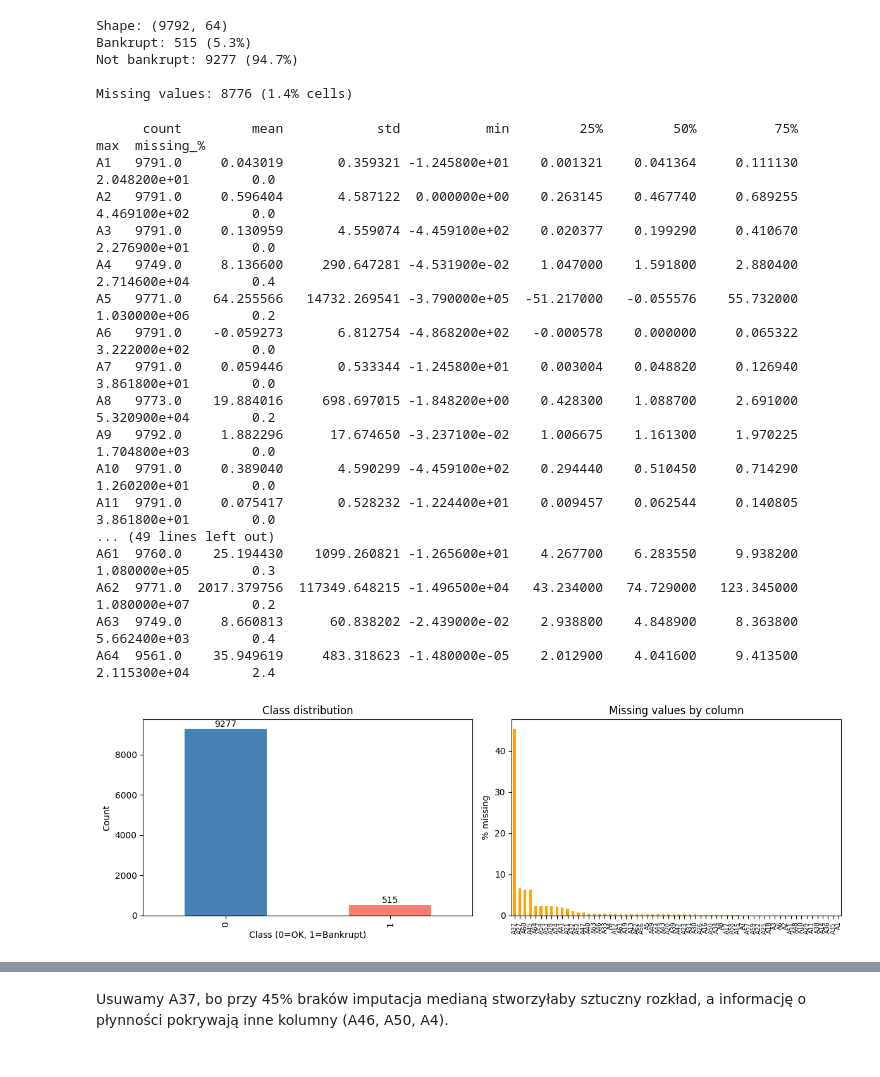
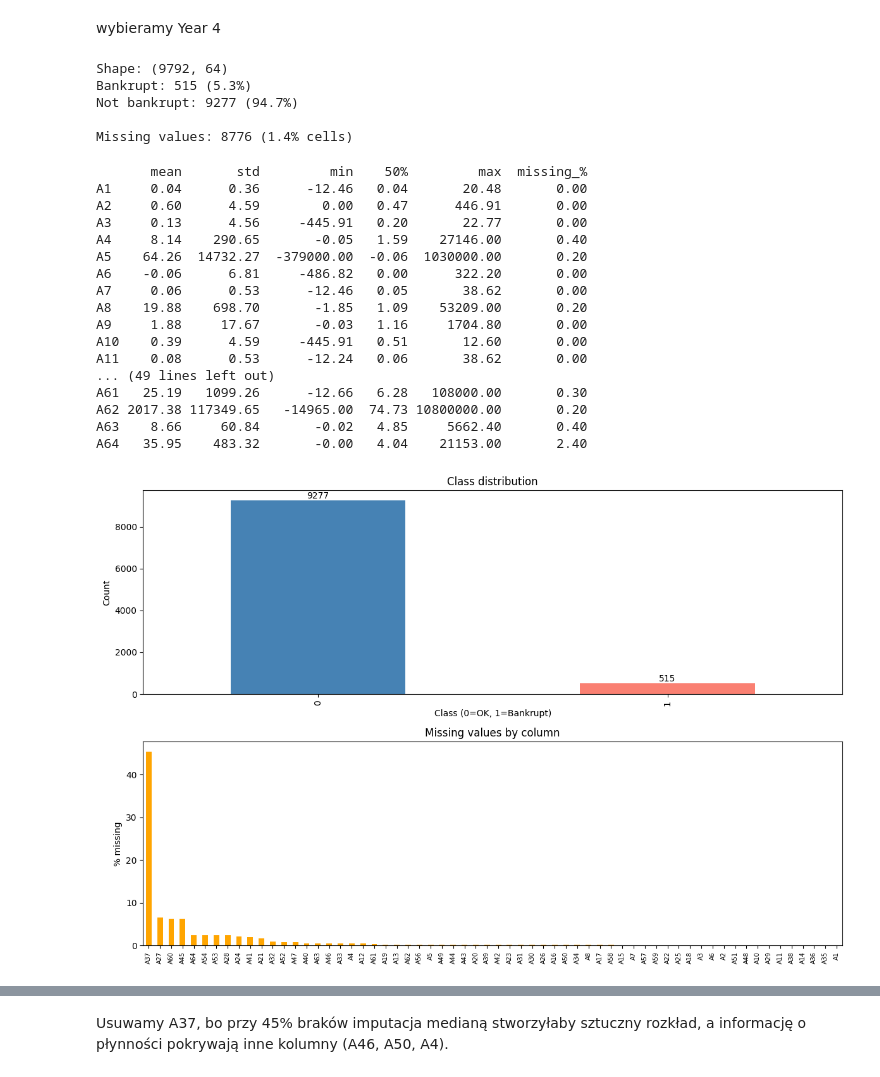
Before and after one commit to mikolaj-olesinski/Machine-Learning-PWR, a Jupyter notebook: lista1/lab1.ipynb, the cells around one changed output, grey strips where cells are left out. Drawn from its saved outputs; the diff is of its cells as text; code cells hidden in the pictures.

```diff
--- a/lista1/lab1.ipynb
+++ b/lista1/lab1.ipynb
@@ -64,3 +64,5 @@ Columns with no missing: 20 / 64
+# %% [markdown]
+wybieramy Year 4
 # %%
 df = X.copy()
 df['class'] = y['class']
@@ -68,6 +70,8 @@ df = df[df['year'] == 4].drop(columns=['year'])
 
 X = df.drop(columns=['class'])
 y = df['class']
+X = X.reset_index(drop=True)
+y = y.reset_index(drop=True)
 
 print(f"Shape: {X.shape}")
 print(f"Bankrupt: {(y==1).sum()} ({100*(y==1).mean():.1f}%)")
@@ -80,50 +84,52 @@ Not bankrupt: 9277 (94.7%)
 
 Missing values: 8776 (1.4% cells)
 # %%
+pd.set_option('display.float_format', '{:.2f}'.format)
+
 desc = X.describe().T
 desc['missing_%'] = (X.isnull().sum() / len(X) * 100).round(1)
 
-print(desc[['count', 'mean', 'std', 'min', '25%', '50%', '75%', 'max', 'missing_%']].to_string())
+print(desc[['mean', 'std', 'min', '50%', 'max', 'missing_%']].to_string())
 # %% [output]
-      count         mean            std           min         25%         50%          75%           max  missing_%
-A1   9791.0     0.043019       0.359321 -1.245800e+01    0.001321    0.041364     0.111130  2.048200e+01        0.0
-A2   9791.0     0.596404       4.587122  0.000000e+00    0.263145    0.467740     0.689255  4.469100e+02        0.0
-A3   9791.0     0.130959       4.559074 -4.459100e+02    0.020377    0.199290     0.410670  2.276900e+01        0.0
-A4   9749.0     8.136600     290.647281 -4.531900e-02    1.047000    1.591800     2.880400  2.714600e+04        0.4
-A5   9771.0    64.255566   14732.269541 -3.790000e+05  -51.217000   -0.055576    55.732000  1.030000e+06        0.2
-A6   9791.0    -0.059273       6.812754 -4.868200e+02   -0.000578    0.000000     0.065322  3.222000e+02        0.0
-A7   9791.0     0.059446       0.533344 -1.245800e+01    0.003004    0.048820     0.126940  3.861800e+01        0.0
-A8   9773.0    19.884016     698.697015 -1.848200e+00    0.428300    1.088700     2.691000  5.320900e+04        0.2
-A9   9792.0     1.882296      17.674650 -3.237100e-02    1.006675    1.161300     1.970225  1.704800e+03        0.0
-A10  9791.0     0.389040       4.590299 -4.459100e+02    0.294440    0.510450     0.714290  1.260200e+01        0.0
-A11  9791.0     0.075417       0.528232 -1.224400e+01    0.009457    0.062544     0.140805  3.861800e+01        0.0
+       mean       std         min    50%         max  missing_%
+A1     0.04      0.36      -12.46   0.04       20.48       0.00
+A2     0.60      4.59        0.00   0.47      446.91       0.00
+A3     0.13      4.56     -445.91   0.20       22.77       0.00
+A4     8.14    290.65       -0.05   1.59    27146.00       0.40
+A5    64.26  14732.27  -379000.00  -0.06  1030000.00       0.20
+A6    -0.06      6.81     -486.82   0.00      322.20       0.00
+A7     0.06      0.53      -12.46   0.05       38.62       0.00
+A8    19.88    698.70       -1.85   1.09    53209.00       0.20
+A9     1.88     17.67       -0.03   1.16     1704.80       0.00
+A10    0.39      4.59     -445.91   0.51       12.60       0.00
+A11    0.08      0.53      -12.24   0.06       38.62       0.00
 ... (49 lines left out)
-A61  9760.0    25.194430    1099.260821 -1.265600e+01    4.267700    6.283550     9.938200  1.080000e+05        0.3
-A62  9771.0  2017.379756  117349.648215 -1.496500e+04   43.234000   74.729000   123.345000  1.080000e+07        0.2
-A63  9749.0     8.660813      60.838202 -2.439000e-02    2.938800    4.848900     8.363800  5.662400e+03        0.4
-A64  9561.0    35.949619     483.318623 -1.480000e-05    2.012900    4.041600     9.413500  2.115300e+04        2.4
+A61   25.19   1099.26      -12.66   6.28   108000.00       0.30
+A62 2017.38 117349.65   -14965.00  74.73 10800000.00       0.20
+A63    8.66     60.84       -0.02   4.85     5662.40       0.40
+A64   35.95    483.32       -0.00   4.04    21153.00       2.40
 # %%
-fig, axes = plt.subplots(1, 2, figsize=(12, 4))
+fig, axes = plt.subplots(2, 1, figsize=(12, 8))
 
 # Class distribution
 y.value_counts().plot.bar(ax=axes[0], color=['steelblue', 'salmon'])
 axes[0].set_title('Class distribution')
 axes[0].set_xlabel('Class (0=OK, 1=Bankrupt)')
 axes[0].set_ylabel('Count')
 for p in axes[0].patches:
     axes[0].annotate(f'{int(p.get_height())}',
                      (p.get_x() + p.get_width()/2, p.get_height()),
                      ha='center', va='bottom')
 
 # Missing values per column
 missing = (X.isnull().sum() / len(X) * 100).sort_values(ascending=False)
 missing = missing[missing > 0]
 missing.plot.bar(ax=axes[1], color='orange')
 axes[1].set_title('Missing values by column')
 axes[1].set_ylabel('% missing')
 axes[1].tick_params(axis='x', labelsize=7)
 
 plt.tight_layout()
 plt.show()
 # %% [output]
-[figure, old version]
+[figure, new version]
```
Also changed, not shown: parts of 45 cells of this notebook, 3 other files.
